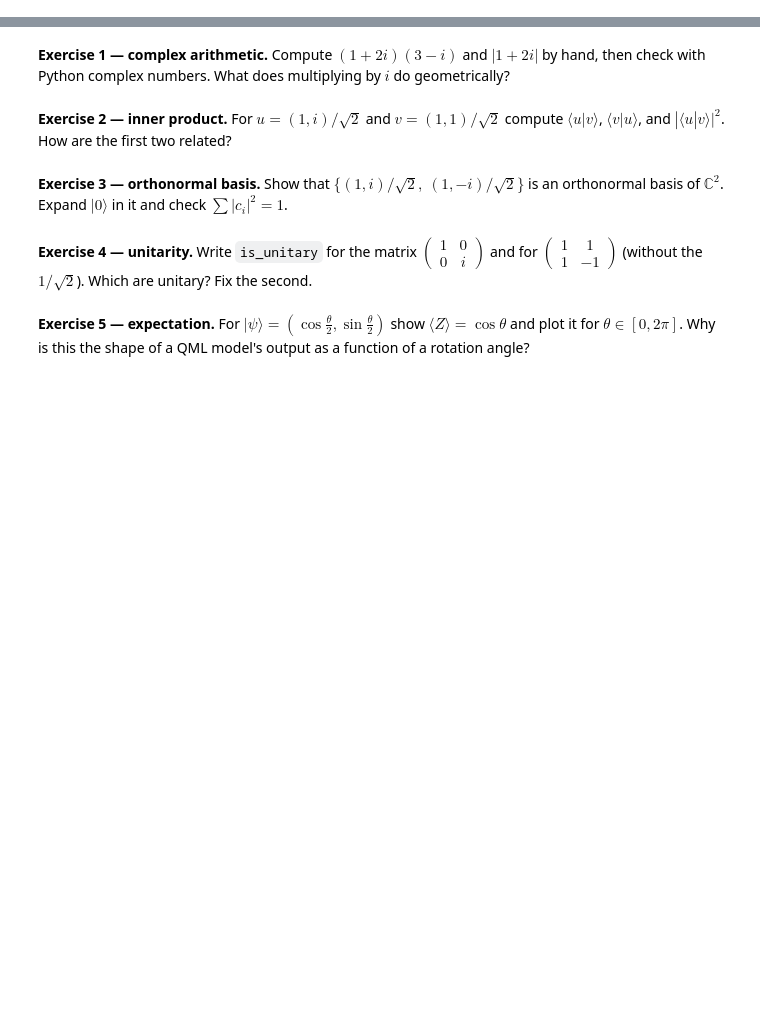
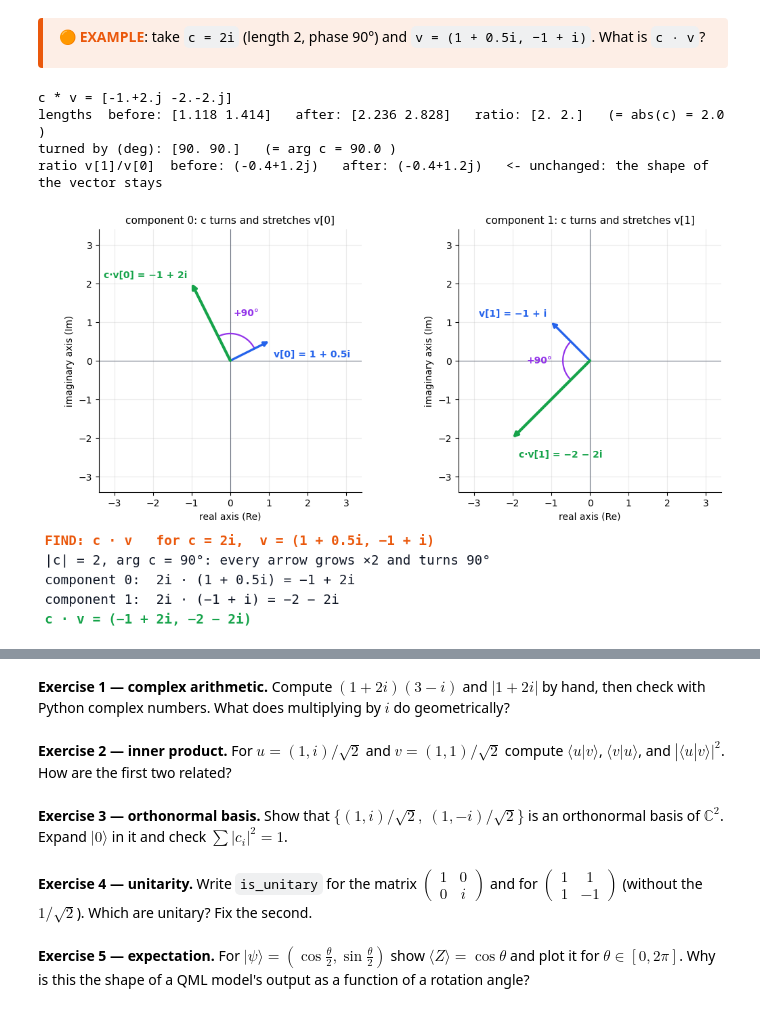
Before and after one commit to imaxfp/qml, a Jupyter notebook: notebooks/math/2_complex_vectors.ipynb, the cells around one changed output, grey strips where cells are left out. Saved outputs shown, nothing was run; the diff lists cells and outputs as text; code cells hidden in the pictures; blank space fills up the shorter version.

```diff
--- a/notebooks/math/2_complex_vectors.ipynb
+++ b/notebooks/math/2_complex_vectors.ipynb
@@ -765,0 +334,38 @@ Reshape the 4-vector into a $2\times2$ matrix $M_{ij}$: a product state is exact
+# %% [markdown]
+<div style="border-left: 5px solid #ea580c; background: rgba(234, 88, 12, 0.10); padding: 8px 16px; border-radius: 4px;">
+
+<b style="color:#ea580c">🟠 EXAMPLE</b>: take `c = 2i` (length 2, phase 90°) and `v = (1 + 0.5i, −1 + i)`. What is `c · v`?
+
+</div>
+# %%
+c = 2j
+v = np.array([1 + 0.5j, -1 + 1j])
+cv = c * v
+print("c * v =", cv)
+print("lengths  before:", abs(v), "  after:", abs(cv), "  ratio:", abs(cv) / abs(v), "  (= abs(c) =", abs(c), ")")
+print("turned by (deg):", np.degrees(np.angle(cv / v)), "  (= arg c =", np.degrees(np.angle(c)), ")")
+print("ratio v[1]/v[0]  before:", np.round(v[1] / v[0], 3), "  after:", np.round(cv[1] / cv[0], 3), "  <- unchanged: the shape of the vector stays")
+
+fig, axs = plt.subplots(1, 2, figsize=(10.6, 5.2))
+lab_v = [(0.12, -0.4, "left"), (-0.12, 0.15, "right")]
+lab_cv = [(-0.12, 0.15, "right"), (0.15, -0.5, "left")]
+for k, ax in enumerate(axs):
+    new_plane(lim=3.4, title=f"component {k}: c turns and stretches v[{k}]", ax=ax, step=1)
+    draw_arrow(ax, v[k], BLUE, f"v[{k}] = {cshort(v[k], 1)}", offset=lab_v[k][:2], ha=lab_v[k][2])
+    draw_arrow(ax, cv[k], GREEN, f"c·v[{k}] = {cshort(cv[k])}", lw=3, offset=lab_cv[k][:2], ha=lab_cv[k][2])
+    a0, a1 = np.angle(v[k]), np.angle(cv[k])
+    a1 = a1 if a1 > a0 else a1 + 2 * np.pi
+    draw_arc(ax, 0.7, a0, a1, color=PURPLE, label="+90°", label_radius=1.3)
+show_steps(f"FIND: c · v   for c = {cshort(c)},  v = {vshort(v, 1)}", [
+    "|c| = 2, arg c = 90°: every arrow grows ×2 and turns 90°",
+    f"component 0:  {cshort(c)} · ({cshort(v[0], 1)}) = {cshort(cv[0])}",
+    f"component 1:  {cshort(c)} · ({cshort(v[1])}) = {cshort(cv[1])}",
+    f"c · v = {vshort(cv)}"])
+
+plt.show()
+# %% [output]
+c * v = [-1.+2.j -2.-2.j]
+lengths  before: [1.118 1.414]   after: [2.236 2.828]   ratio: [2. 2.]   (= abs(c) = 2.0 )
+turned by (deg): [90. 90.]   (= arg c = 90.0 )
+ratio v[1]/v[0]  before: (-0.4+1.2j)   after: (-0.4+1.2j)   <- unchanged: the shape of the vector stays
+[figure, added]
```
Also changed, not shown: parts of 155 cells of this notebook, 3 other files.
